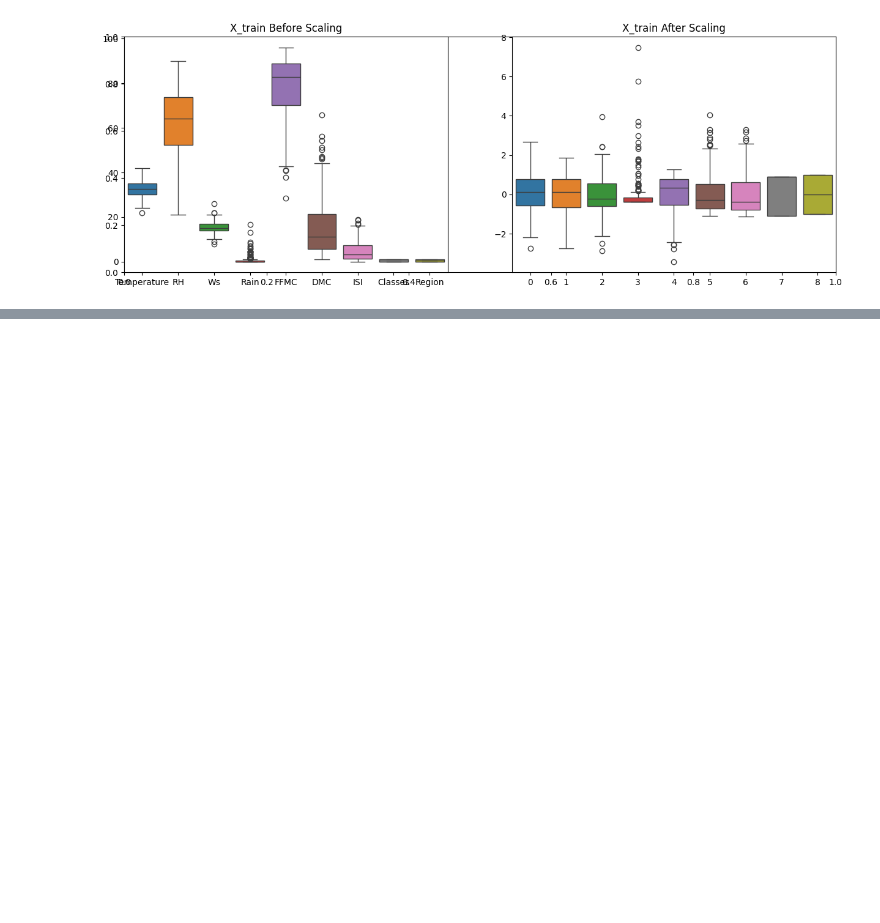
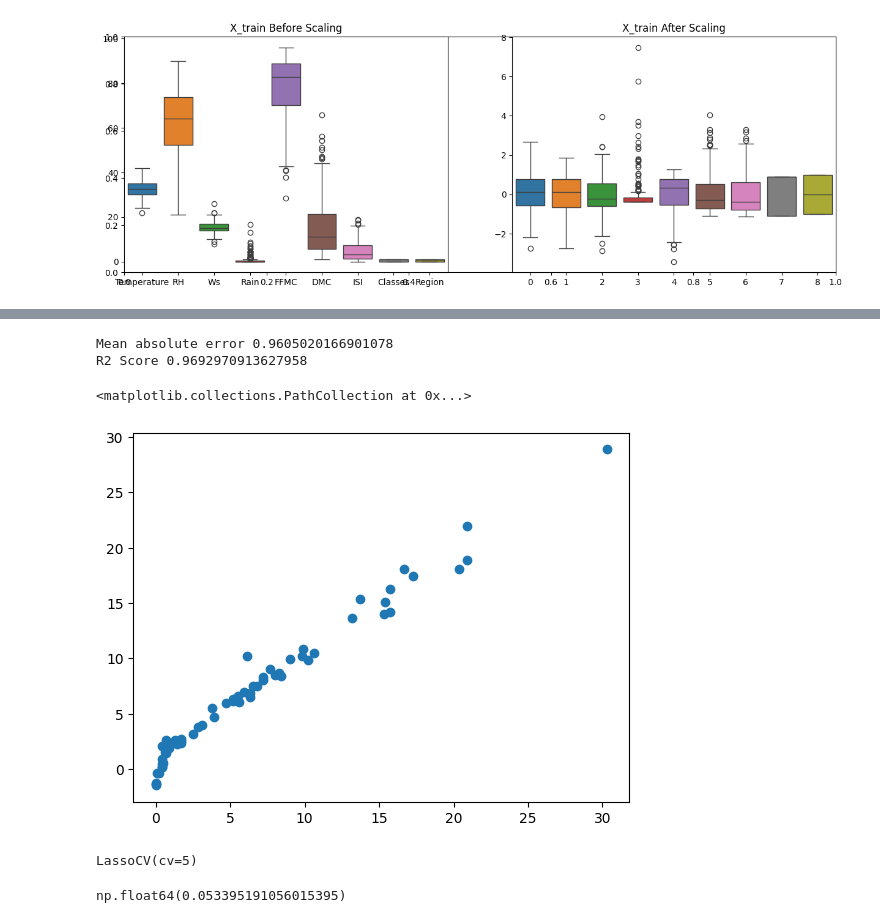
Before and after one commit to atulshahi6310/atulshahi6310-machine_learning_with_python, a Jupyter notebook: projects/algerian_forest_fires/model_training.ipynb, the cells around one changed output, grey strips where cells are left out. Drawn from its saved outputs; the diff is of its cells as text; code cells hidden in the pictures; blank space fills up the shorter version.

```diff
--- a/projects/algerian_forest_fires/model_training.ipynb
+++ b/projects/algerian_forest_fires/model_training.ipynb
@@ -182,0 +204,27 @@ Text(0.5, 1.0, 'X_train After Scaling')
+# %%
+from sklearn.linear_model import Lasso
+from sklearn.metrics import mean_absolute_error
+from sklearn.metrics import r2_score
+lasso=Lasso()
+lasso.fit(X_train_scaled,y_train)
+y_pred=lasso.predict(X_test_scaled)
+mae=mean_absolute_error(y_test,y_pred)
+score=r2_score(y_test,y_pred)
+print("Mean absolute error", mae)
+print("R2 Score", score)
+plt.scatter(y_test,y_pred)
+# %% [output]
+Mean absolute error 0.9605020166901078
+R2 Score 0.9692970913627958
+<matplotlib.collections.PathCollection at 0x...>
+[figure, added]
+# %%
+from sklearn.linear_model import LassoCV
+lassocv=LassoCV(cv=5)
+lassocv.fit(X_train_scaled,y_train)
+# %% [output]
+LassoCV(cv=5)
+# %%
+lassocv.alpha_
+# %% [output]
+np.float64(0.053395191056015395)
```
Also changed, not shown: parts of 14 cells of this notebook.
